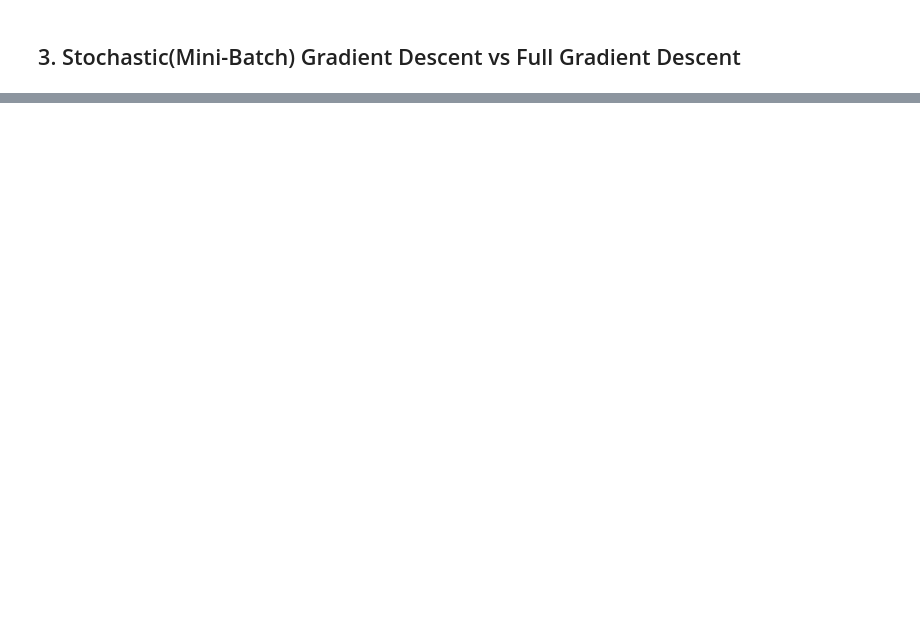
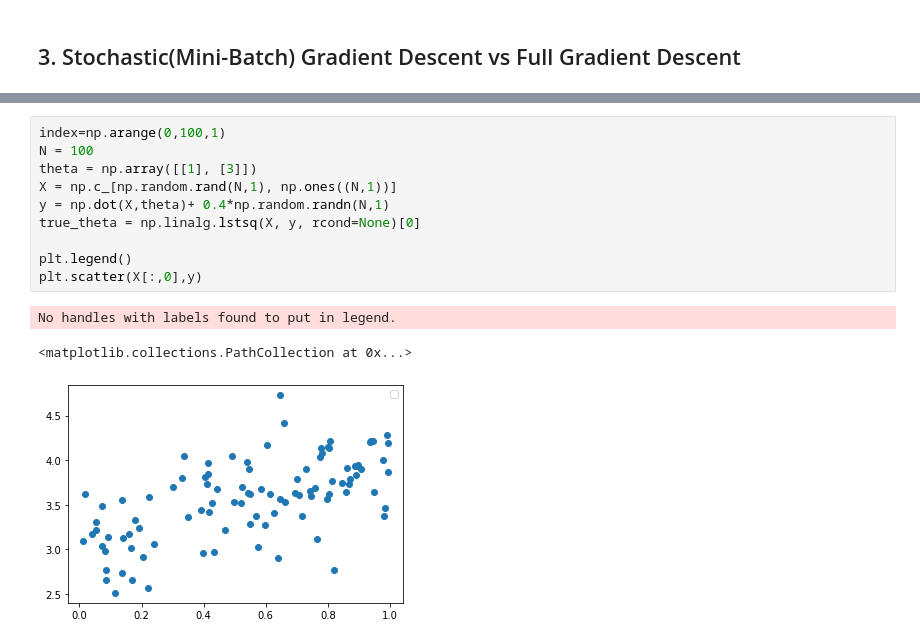
Before and after one commit to lookbackjh/MLstudy, a Jupyter notebook: Gradient Descent/test.ipynb, the cells around one changed output, grey strips where cells are left out. Cells and saved outputs as stored; diff of their text form; blank space fills up the shorter version.

```diff
--- a/Gradient Descent/test.ipynb
+++ b/Gradient Descent/test.ipynb
@@ -70,0 +70,14 @@ plt.legend()
+# %%
+index=np.arange(0,100,1)
+N = 100
+theta = np.array([[1], [3]])
+X = np.c_[np.random.rand(N,1), np.ones((N,1))]
+y = np.dot(X,theta)+ 0.4*np.random.randn(N,1)
+true_theta = np.linalg.lstsq(X, y, rcond=None)[0]
+
+plt.legend()
+plt.scatter(X[:,0],y)
+# %% [output]
+No handles with labels found to put in legend.
+<matplotlib.collections.PathCollection at 0x...>
+[figure, added]
```
Also changed, not shown: parts of 6 cells of this notebook, 3 other files.
